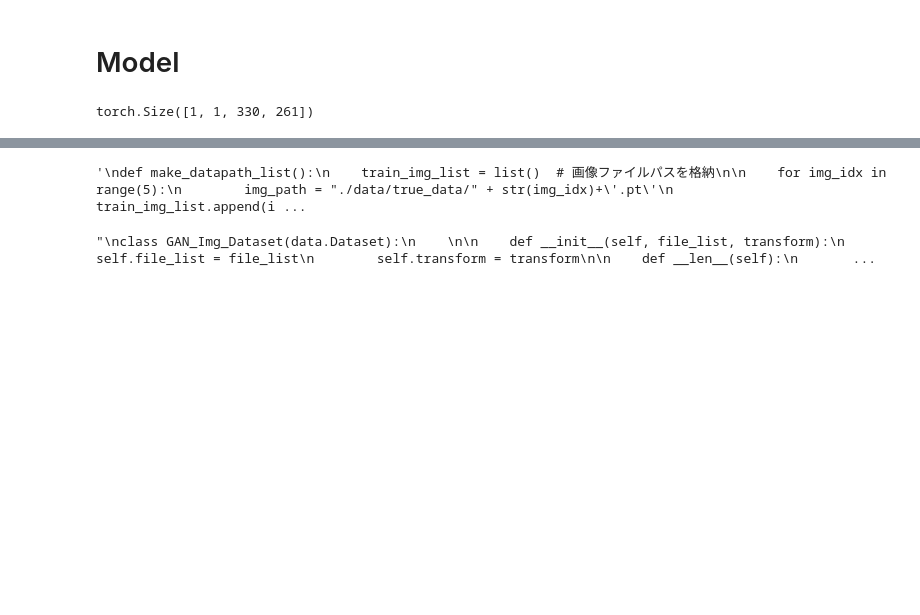
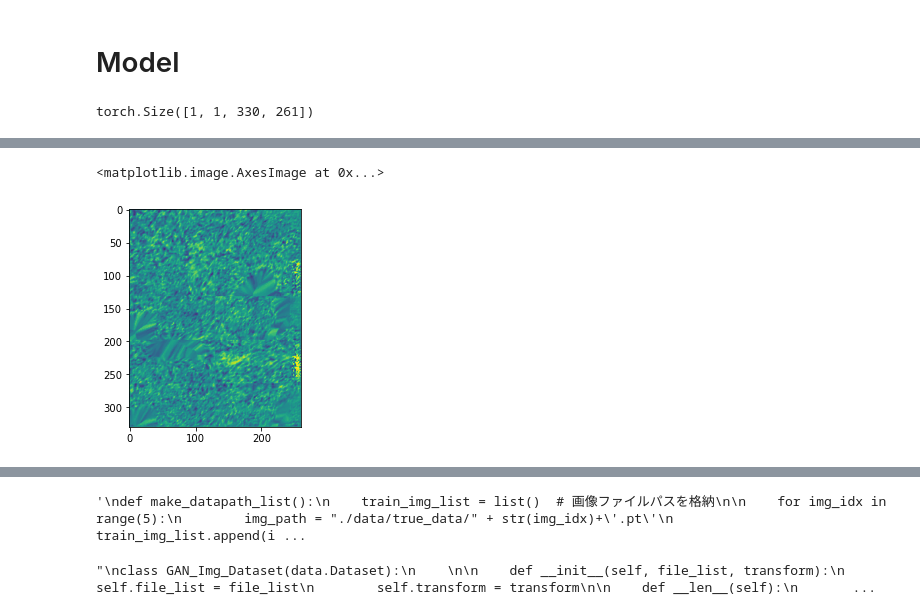
Before and after one commit to KZ-2002/pytorch, a Jupyter notebook: SAGAN_fmri.ipynb, the cells around one changed output, grey strips where cells are left out. Cells and saved outputs as stored; diff of their text form; code cells hidden in the pictures; blank space fills up the shorter version.

```diff
--- a/SAGAN_fmri.ipynb
+++ b/SAGAN_fmri.ipynb
@@ -38,7 +38,7 @@ class Dataset(Dataset):
         X = torch.load('data/true_data/{}.pt'.format(index))
         return X
 # %%
-BATCH_SIZE = 10
+BATCH_SIZE = 20
 # %%
 from sklearn.model_selection import train_test_split
 dataset = Dataset()
@@ -397,4 +226,0 @@ def train_model(G,D,dataloader,num_epochs):#ラベルミスあるかも
-# %%
-#学習
-num_epochs=10#回数を指定
-G_update,D_update=train_model(G,D,dataloader=dataloader_train,num_epochs=num_epochs)
@@ -461,0 +452,11 @@ torch.Size([1, 1, 330, 261])
+# %%
+##### 学習
+#100か1000かは何でもよいが画像を生成して保存しておくのも一つ進捗確認で必要やもしれん
+
+
+
+
+#history={}
+num_epochs=1000#回数を指定
+G_update,D_update,history=train_model(
+    G,D,dataloader=dataloader_train,num_epochs=num_epochs,Lt_his=history)
@@ -461,0 +481,10 @@ torch.Size([1, 1, 330, 261])
+# %%
+nz=20
+G_test=G_update.cpu()
+D_test=D_update.cpu()
+input_z_t=torch.ones(10,nz*2)
+input_z_t=input_z_t.view(-1,nz,2,1)
+plt.imshow(G_test(input_z_t)[0][0].detach().numpy())
+# %% [output]
+<matplotlib.image.AxesImage at 0x...>
+[figure, added]
```
Also changed, not shown: parts of 20 cells of this notebook, 1 other file.
